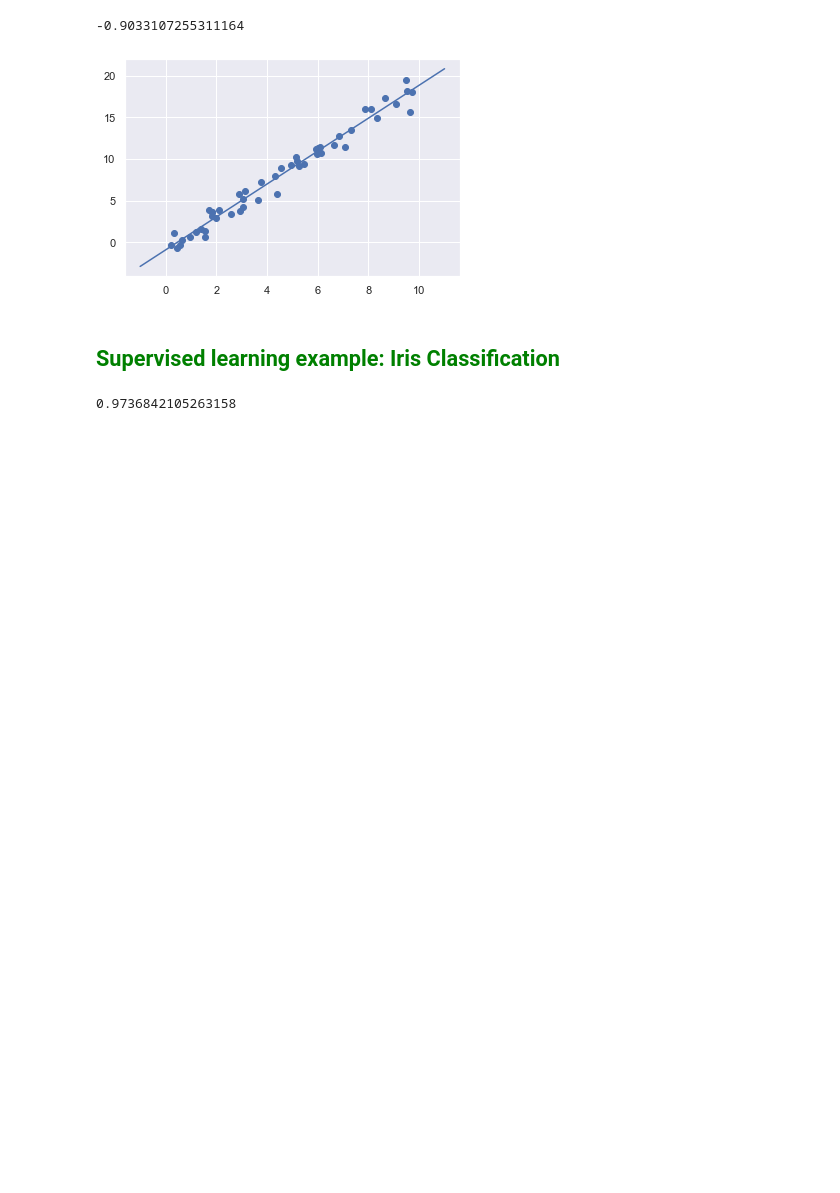
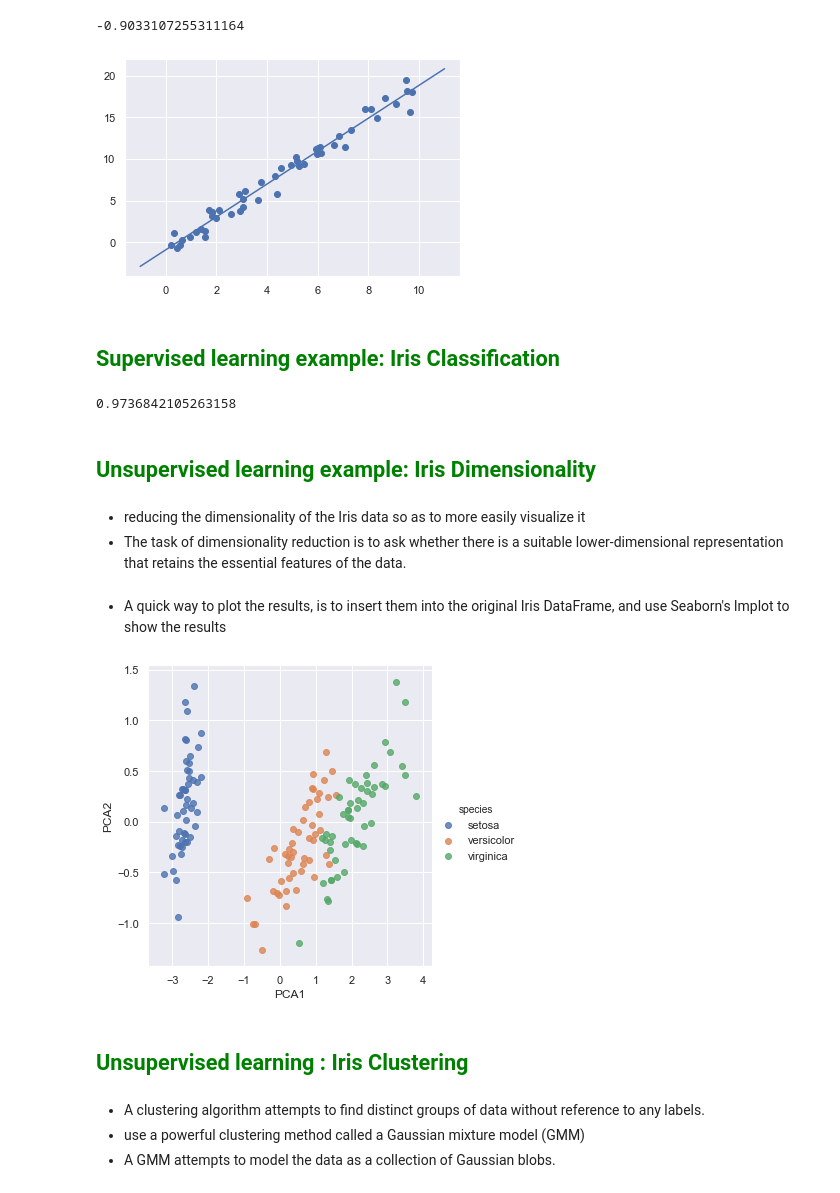
Before and after one commit to Alumasa/data_sci-and-machine_learning, a Jupyter notebook: Machine Learning Intro.ipynb, the cells around one changed output. Saved outputs shown, nothing was run; the diff lists cells and outputs as text; code cells hidden in the pictures; blank space fills up the shorter version.

Commit message:
Unsupervised Learning: Iris Dimensionality and Clustering

```diff
--- a/Machine Learning Intro.ipynb
+++ b/Machine Learning Intro.ipynb
@@ -124,3 +126,27 @@ accuracy_score(ytest, y_model)
 #97% accuracy
 # %% [output]
 0.9736842105263158
+# %% [markdown]
+## <font color=green>Unsupervised learning example: Iris Dimensionality</font>
+# %% [markdown]
+-  reducing the dimensionality of the Iris data so as to more easily visualize it
+- The task of dimensionality reduction is to ask whether there is a suitable lower-dimensional representation that retains the essential features of the data.
+# %%
+# 1. Choose the model class
+model = PCA(n_components=2)            # 2. Instantiate the model with hyperparameters
+model.fit(X_iris)                      # 3. Fit to data. Notice y is not specified!
+X_2D = model.transform(X_iris)         # 4. Transform the data to two dimensions
+# %% [markdown]
+-  A quick way to plot the results, is to insert them into the original Iris DataFrame, and use Seaborn's lmplot to show the results
+# %%
+iris['PCA1'] = X_2D[:, 0] #add columns with the newly transformed dimensions
+iris['PCA2'] = X_2D[:, 1]
+sns.lmplot("PCA1", "PCA2", hue='species', data=iris, fit_reg=False);
+# %% [output]
+[figure, added]
+# %% [markdown]
+## <font color=green>Unsupervised learning : Iris Clustering</font>
+# %% [markdown]
+- A clustering algorithm attempts to find distinct groups of data without reference to any labels.
+-  use a powerful clustering method called a Gaussian mixture model (GMM)
+- A GMM attempts to model the data as a collection of Gaussian blobs.
```
Also changed, not shown: parts of 4 cells of this notebook.
